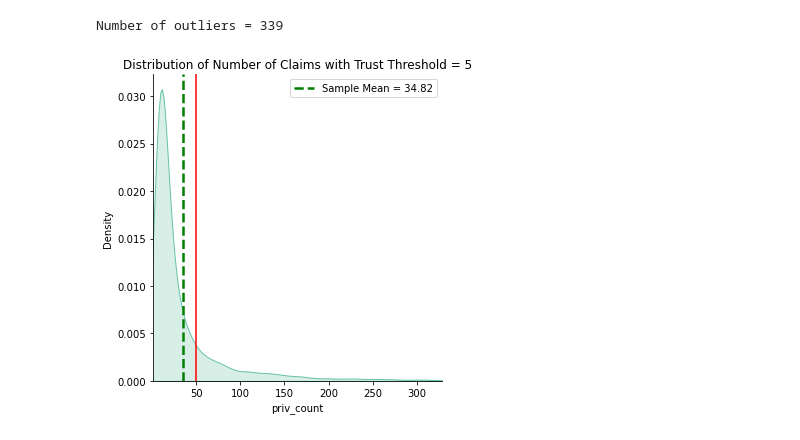
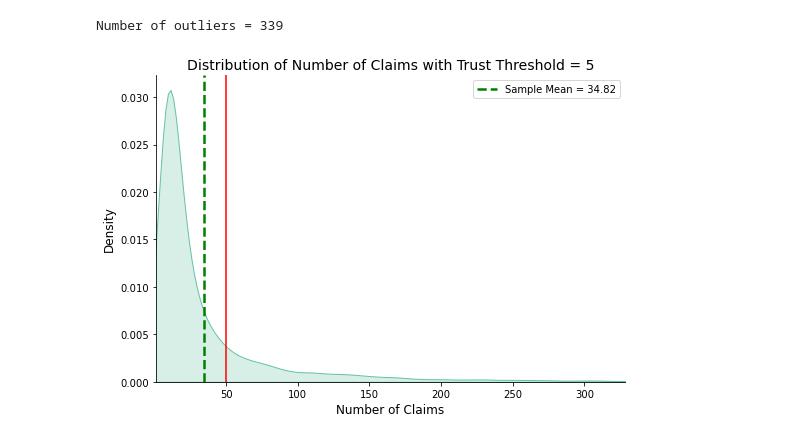
Before and after one commit to Shruti-Kaushal/Prediction-of-commercial-insurance-payments-for-surgical-procedure-using-DataRobot, a Jupyter notebook: ThresholdAnalysis.ipynb, the cells around one changed output. Drawn from its saved outputs; the diff is of its cells as text; code cells hidden in the pictures.

Commit message:
cleaning plots

```diff
--- a/ThresholdAnalysis.ipynb
+++ b/ThresholdAnalysis.ipynb
@@ -229,13 +263,18 @@ print('Number of outliers = {}'.format(len(data_temp.priv_zscore[np.abs(data_tem
 # %% [output]
 Number of outliers = 339
 # %%
-sns.displot(data_temp[np.abs(data_temp.priv_zscore)<3].priv_count, kind = 'kde', fill = True)
+sns.displot(data_temp[np.abs(data_temp.priv_zscore)<3].priv_count, kind = 'kde', fill = True,\
+           height=5, aspect=1.5)
 plt.axvline(x=data_temp[np.abs(data_temp.priv_zscore)<3].priv_count.mean(),color='green',ls='--', lw=2.5,\
            label = 'Sample Mean = {:.2f}'.format(data_temp[np.abs(data_temp.priv_zscore)<3].priv_count.mean()))
 plt.axvline(x = 50, color = 'red')
 plt.xlim(1,data_temp[np.abs(data_temp.priv_zscore)<3].priv_count.max())
-plt.title('Distribution of Number of Claims with Trust Threshold = {}'.format(trust_thresh))
+plt.title('Distribution of Number of Claims with Trust Threshold = {}'.format(trust_thresh), fontsize = 14)
+plt.xlabel('Number of Claims', fontsize = 12)
+plt.ylabel('Density', fontsize = 12)
 plt.legend()
+
+plt.savefig('figures/new_thresh_dist.png', bbox_inches = 'tight')
 plt.show()
 # %% [output]
-[figure, old version]
+[figure, new version]
```
Also changed, not shown: parts of 11 cells of this notebook.
